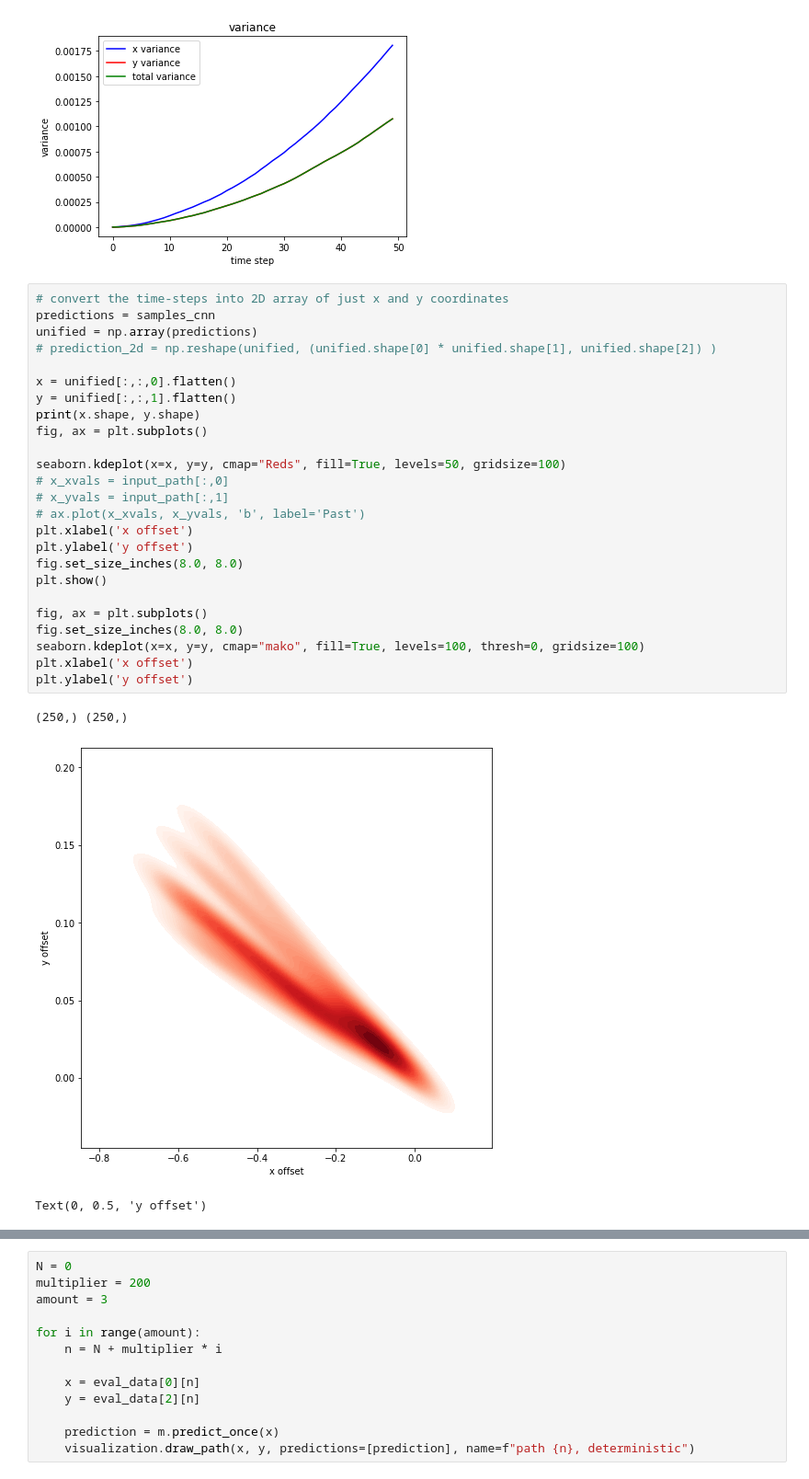
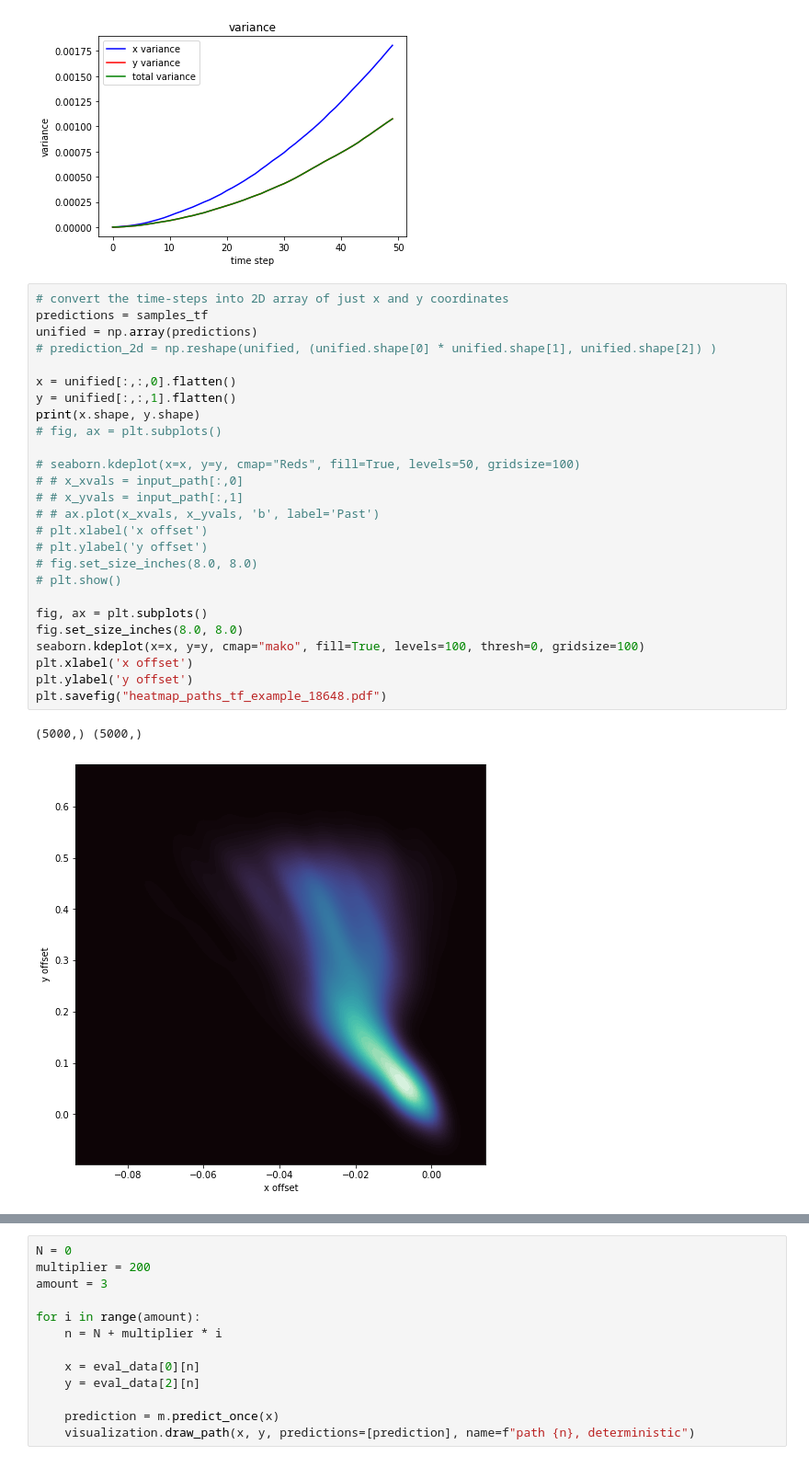
Before and after one commit to lintglitch/trajectory-prediction, a Jupyter notebook: uncertainty_eval.ipynb, the cells around one changed output, grey strips where cells are left out. Shown at 92% size. Cells and saved outputs as stored; diff of their text form.

```diff
--- a/uncertainty_eval.ipynb
+++ b/uncertainty_eval.ipynb
@@ -167,30 +178,30 @@ plt.show()
 [figure]
 # %%
 # convert the time-steps into 2D array of just x and y coordinates
-predictions = samples_cnn
+predictions = samples_tf
 unified = np.array(predictions)
 # prediction_2d = np.reshape(unified, (unified.shape[0] * unified.shape[1], unified.shape[2]) )
 
 x = unified[:,:,0].flatten()
 y = unified[:,:,1].flatten()
 print(x.shape, y.shape)
-fig, ax = plt.subplots()
+# fig, ax = plt.subplots()
 
-seaborn.kdeplot(x=x, y=y, cmap="Reds", fill=True, levels=50, gridsize=100)
-# x_xvals = input_path[:,0]
-# x_yvals = input_path[:,1]
-# ax.plot(x_xvals, x_yvals, 'b', label='Past')
-plt.xlabel('x offset')
-plt.ylabel('y offset')
-fig.set_size_inches(8.0, 8.0)
-plt.show()
+# seaborn.kdeplot(x=x, y=y, cmap="Reds", fill=True, levels=50, gridsize=100)
+# # x_xvals = input_path[:,0]
+# # x_yvals = input_path[:,1]
+# # ax.plot(x_xvals, x_yvals, 'b', label='Past')
+# plt.xlabel('x offset')
+# plt.ylabel('y offset')
+# fig.set_size_inches(8.0, 8.0)
+# plt.show()
 
 fig, ax = plt.subplots()
 fig.set_size_inches(8.0, 8.0)
 seaborn.kdeplot(x=x, y=y, cmap="mako", fill=True, levels=100, thresh=0, gridsize=100)
 plt.xlabel('x offset')
 plt.ylabel('y offset')
+plt.savefig("heatmap_paths_tf_example_18648.pdf")
 # %% [output]
-(250,) (250,)
+(5000,) (5000,)
-[figure, old version]
+[figure, new version]
-Text(0, 0.5, 'y offset')
```
Also changed, not shown: parts of 6 cells of this notebook, 2 other files.
